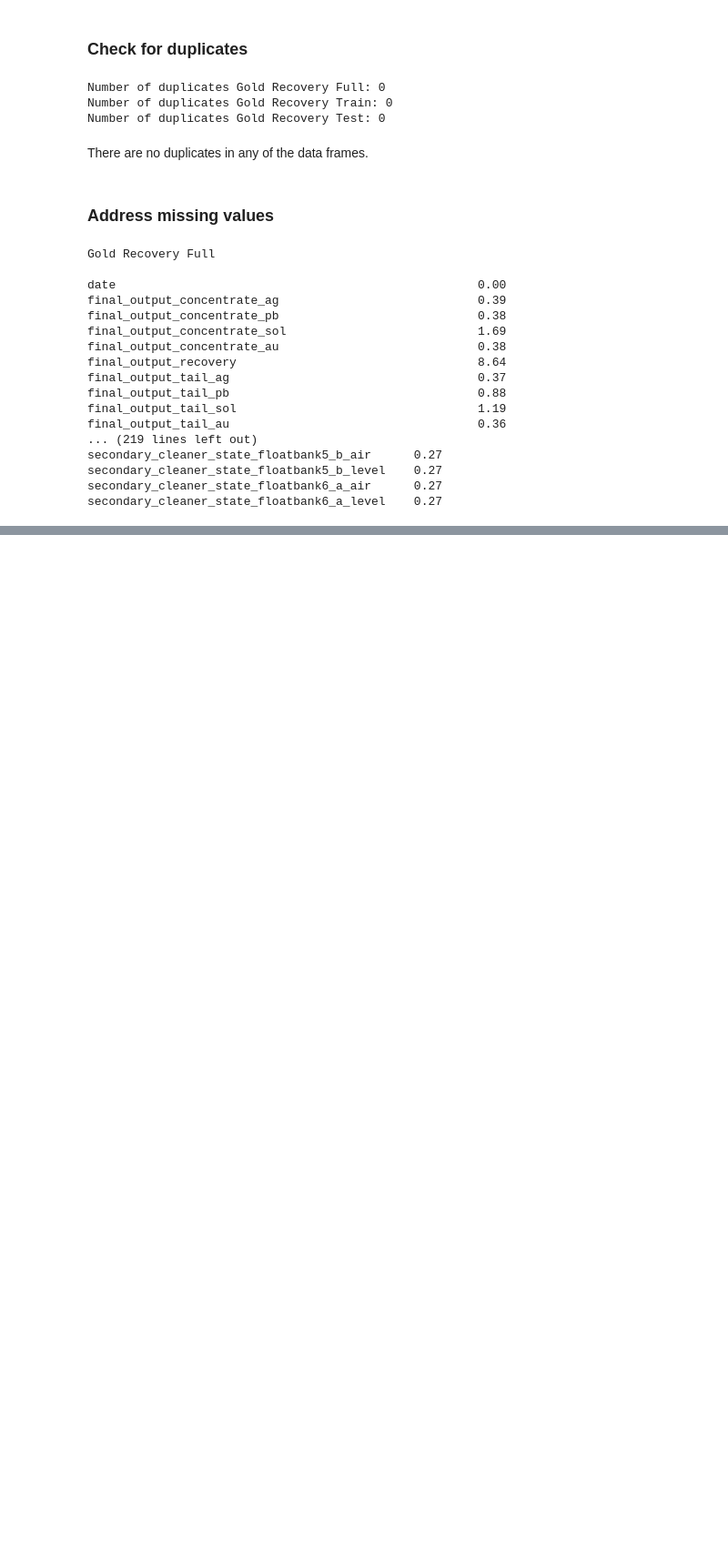
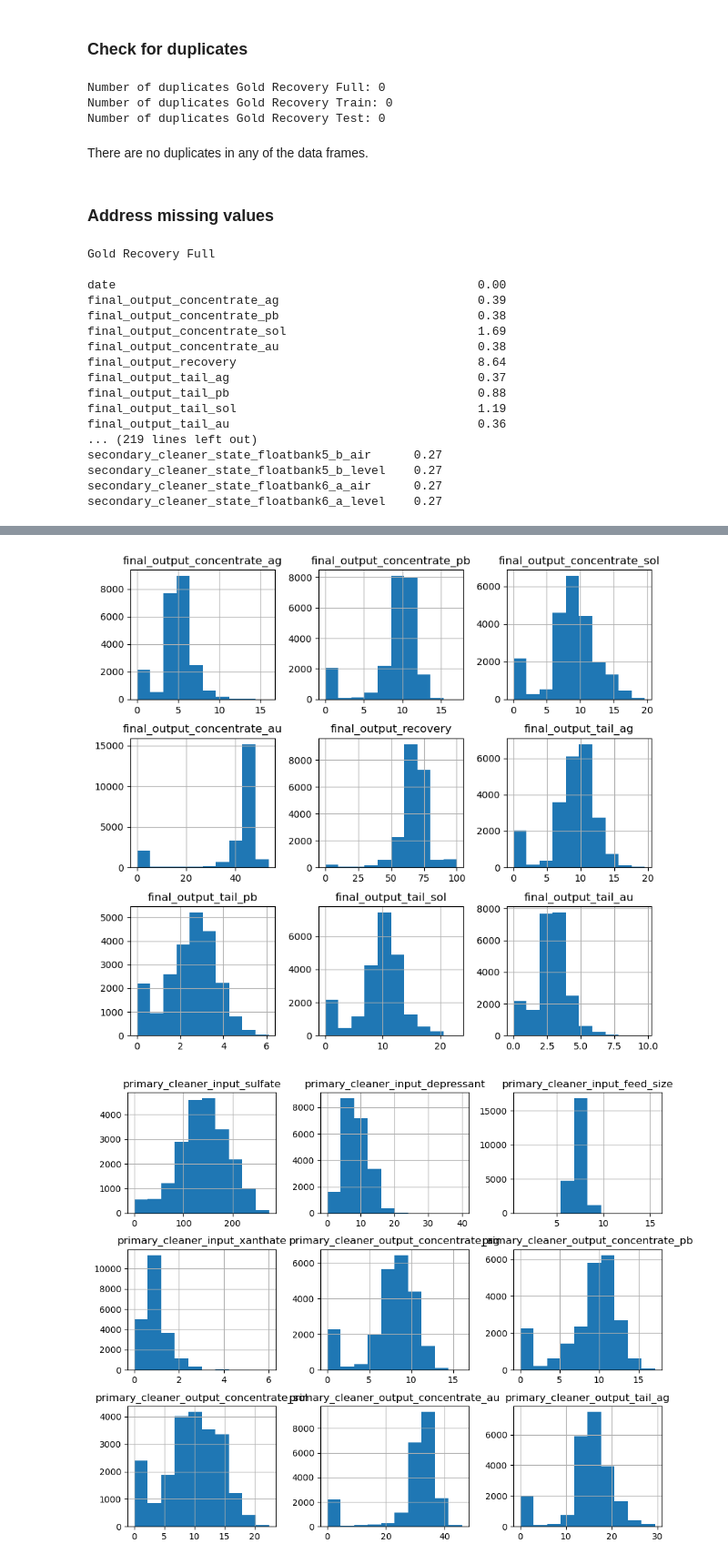
Before and after one commit to kellyshreeve/gold-recovery, a Jupyter notebook: gold-recovery-analysis.ipynb, the cells around one changed output, grey strips where cells are left out. Shown at 91% size. Drawn from its saved outputs; the diff is of its cells as text; code cells hidden in the pictures; blank space fills up the shorter version.

Commit message:
histograms

```diff
--- a/gold-recovery-analysis.ipynb
+++ b/gold-recovery-analysis.ipynb
@@ -223,0 +198,9 @@ print(histograms_2)
+# %%
+gold_full.iloc[:, 0:10].hist(figsize=(10,9))
+gold_full.iloc[:, 10:19].hist(figsize=(11,9))
+gold_full.iloc[:, 19:28].hist(figsize=(10,9))
+
+plt.tight_layout()
+# %% [output]
+[figure, added]
+[figure, added]
```
Also changed, not shown: parts of 2 cells of this notebook.
